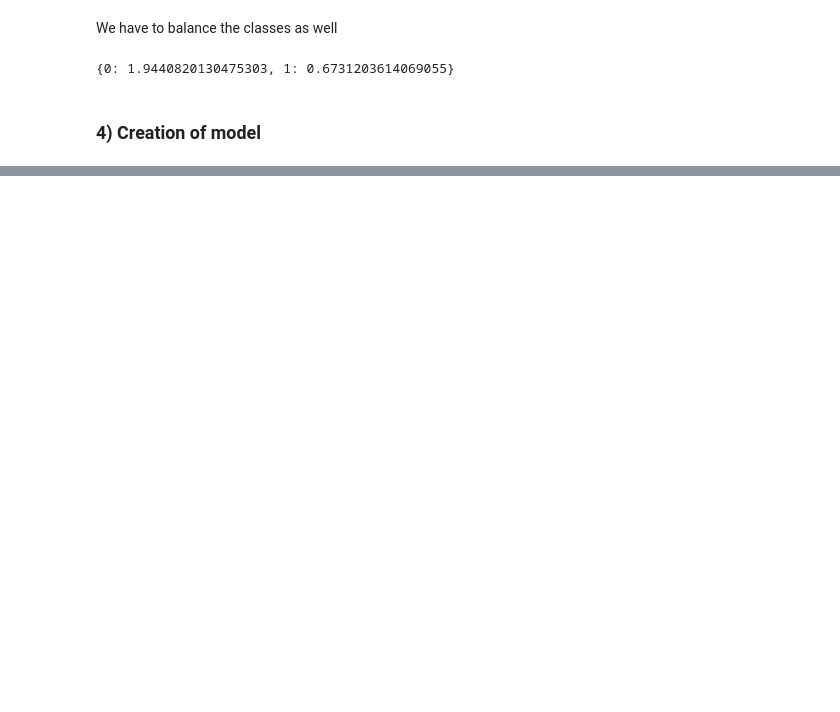
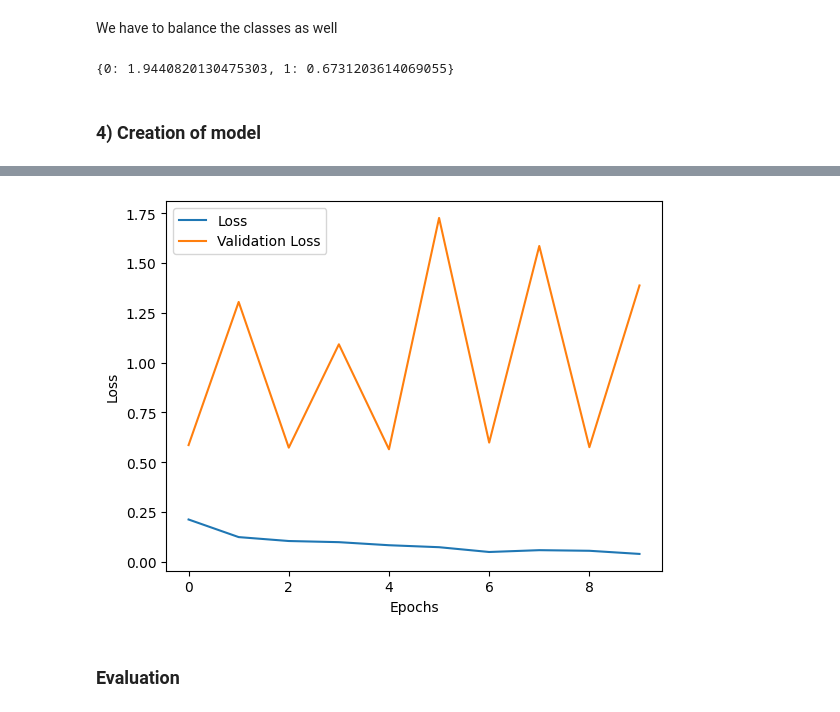
Before and after one commit to BeletAntoine/Machine_Learning, a Jupyter notebook: Projet1/Projet1.ipynb, the cells around one changed output, grey strips where cells are left out. Drawn from its saved outputs; the diff is of its cells as text; code cells hidden in the pictures; blank space fills up the shorter version.

```diff
--- a/Projet1/Projet1.ipynb
+++ b/Projet1/Projet1.ipynb
@@ -645,0 +653,11 @@ def pred_to_text(pred):
+# %%
+import keras_hub
+
+pretrained_image_classifier = keras_hub.models.ImageClassifier.from_preset(
+    "resnet_18_imagenet",
+    activation="sigmoid",
+    input_shape=input_shape,
+    num_classes=nb_classes
+)
+
+pretrained_image_classifier.summary()
@@ -645,0 +716,25 @@ def pred_to_text(pred):
+# %%
+pretrained_image_classifier.compile(
+    optimizer=keras.optimizers.SGD(learning_rate=1e-6),
+    loss='binary_crossentropy',
+    metrics=[keras.metrics.BinaryAccuracy (name="acc"),
+             keras.metrics.Precision(name="precision"),
+             keras.metrics.Recall(name="recall"),
+             keras.metrics.AUC(name="auc")]
+)
+
+best_pretrained_model_path = "best_pretrained_model.keras"
+
+pretrained_image_classifier_callbacks = [
+    keras.callbacks.ModelCheckpoint(best_pretrained_model_path, save_best_only=True),
+    keras.callbacks.EarlyStopping(monitor="val_loss", patience=3),
+]
+# %%
+history_pretrained_image_classifier = pretrained_image_classifier.fit(
+        train_dataset,
+        epochs=epochs,
+        callbacks=pretrained_image_classifier_callbacks,
+        validation_data=val_dataset,
+        class_weight=train_classes_weights,
+        verbose=1
+    )
@@ -645,0 +777,13 @@ def pred_to_text(pred):
+# %%
+# Plot training loss
+import matplotlib.pyplot as plt
+plt.plot(history_pretrained_image_classifier.history['loss'], label='Loss')
+plt.plot(history_pretrained_image_classifier.history['val_loss'], label='Validation Loss')
+plt.xlabel('Epochs')
+plt.ylabel('Loss')
+plt.legend()
+plt.show()
+# %% [output]
+[figure, added]
+# %% [markdown]
+### Evaluation
```
Also changed, not shown: parts of 42 cells of this notebook.
